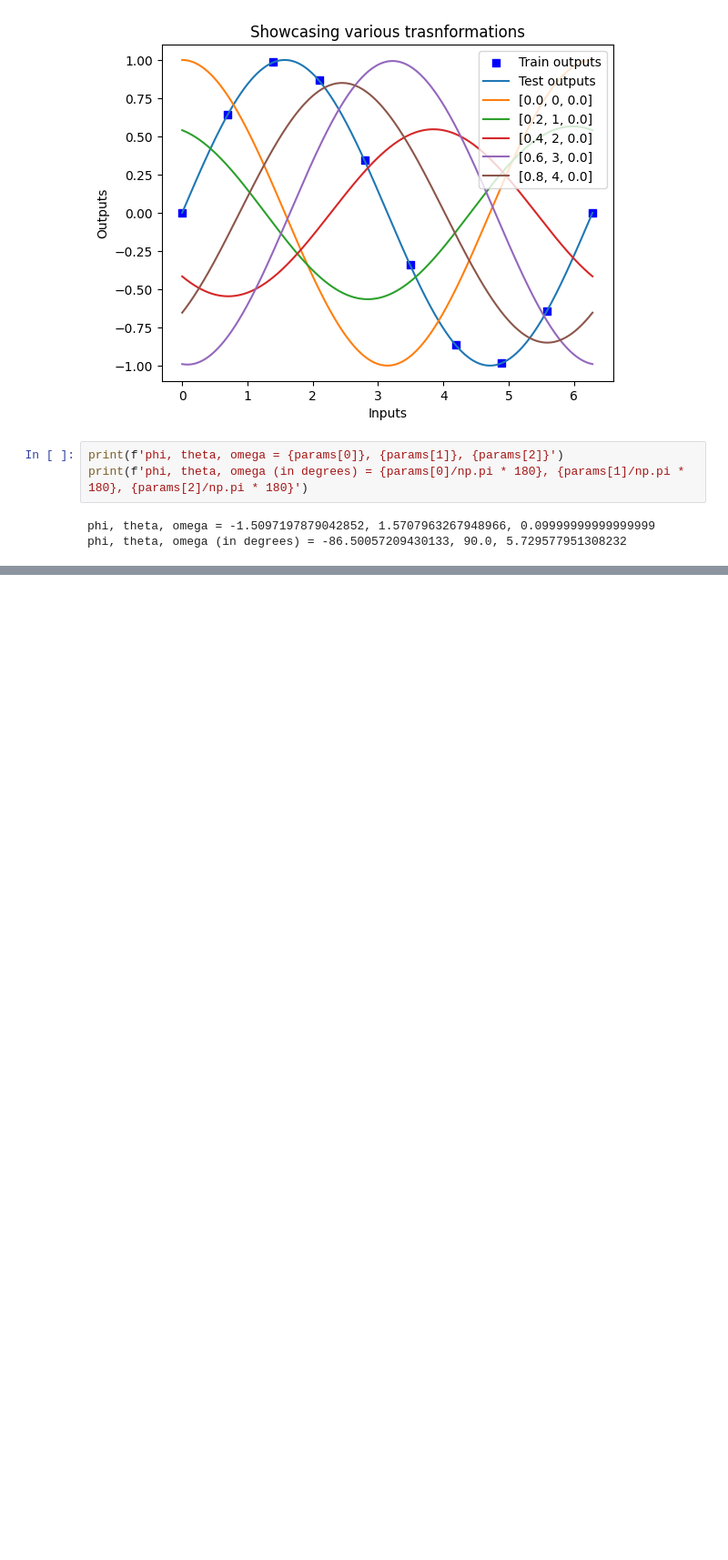
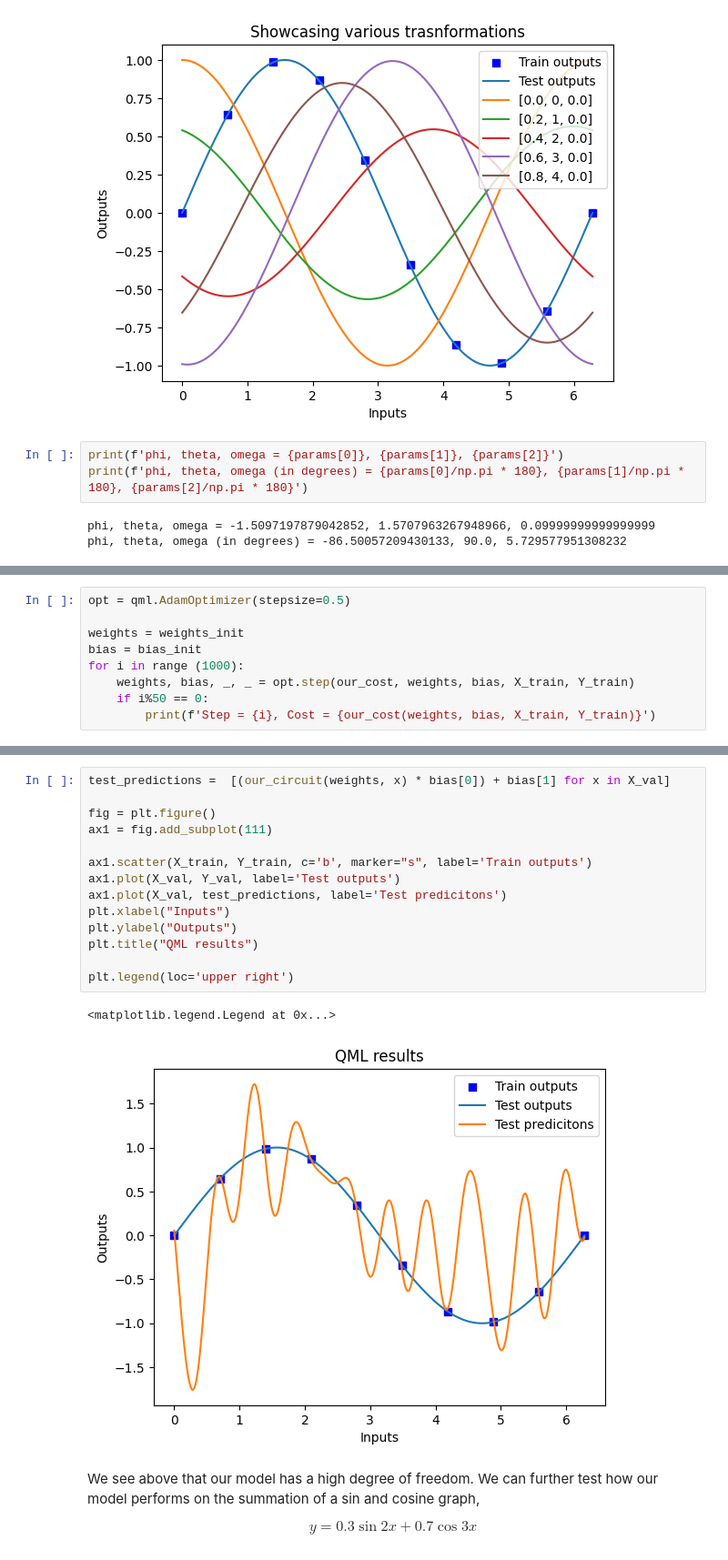
Before and after one commit to sheepymeh/womanium-qai-2024, a Jupyter notebook: task-4.ipynb, the cells around one changed output, grey strips where cells are left out. Shown at 91% size. Cells and saved outputs as stored; diff of their text form; blank space fills up the shorter version.

```diff
--- a/task-4.ipynb
+++ b/task-4.ipynb
@@ -180,0 +209,9 @@ plt.show()
+# %%
+opt = qml.AdamOptimizer(stepsize=0.5)
+
+weights = weights_init
+bias = bias_init
+for i in range (1000):
+    weights, bias, _, _ = opt.step(our_cost, weights, bias, X_train, Y_train)
+    if i%50 == 0:
+        print(f'Step = {i}, Cost = {our_cost(weights, bias, X_train, Y_train)}')
@@ -180,0 +239,21 @@ plt.show()
+# %%
+test_predictions =  [(our_circuit(weights, x) * bias[0]) + bias[1] for x in X_val]
+
+fig = plt.figure()
+ax1 = fig.add_subplot(111)
+
+ax1.scatter(X_train, Y_train, c='b', marker="s", label='Train outputs')
+ax1.plot(X_val, Y_val, label='Test outputs')
+ax1.plot(X_val, test_predictions, label='Test predicitons')
+plt.xlabel("Inputs")
+plt.ylabel("Outputs")
+plt.title("QML results")
+
+plt.legend(loc='upper right')
+# %% [output]
+<matplotlib.legend.Legend at 0x...>
+[figure, added]
+# %% [markdown]
+We see above that our model has a high degree of freedom. We can further test how our model performs on the summation of a sin and cosine graph,
+
+$$y = 0.3 \sin{2x} + 0.7 \cos{3x}$$
```
Also changed, not shown: parts of 18 cells of this notebook.
